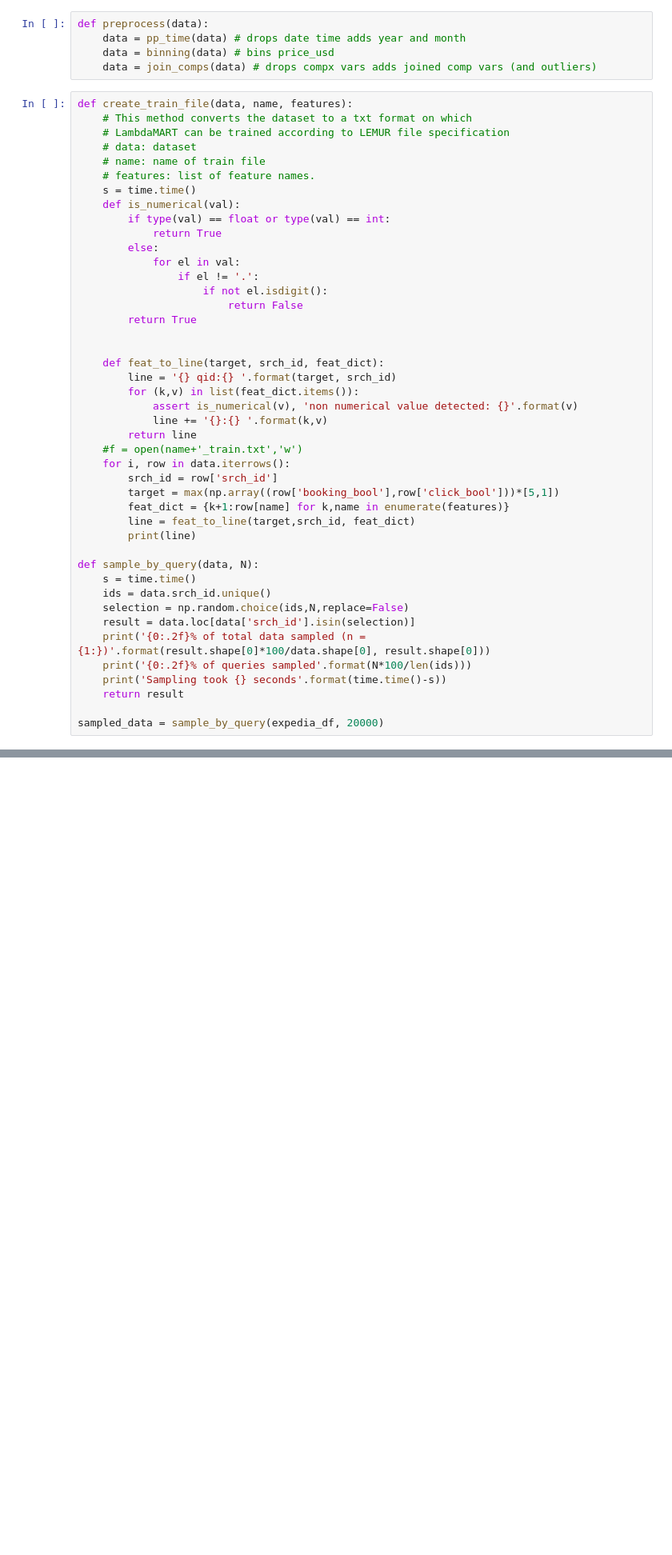
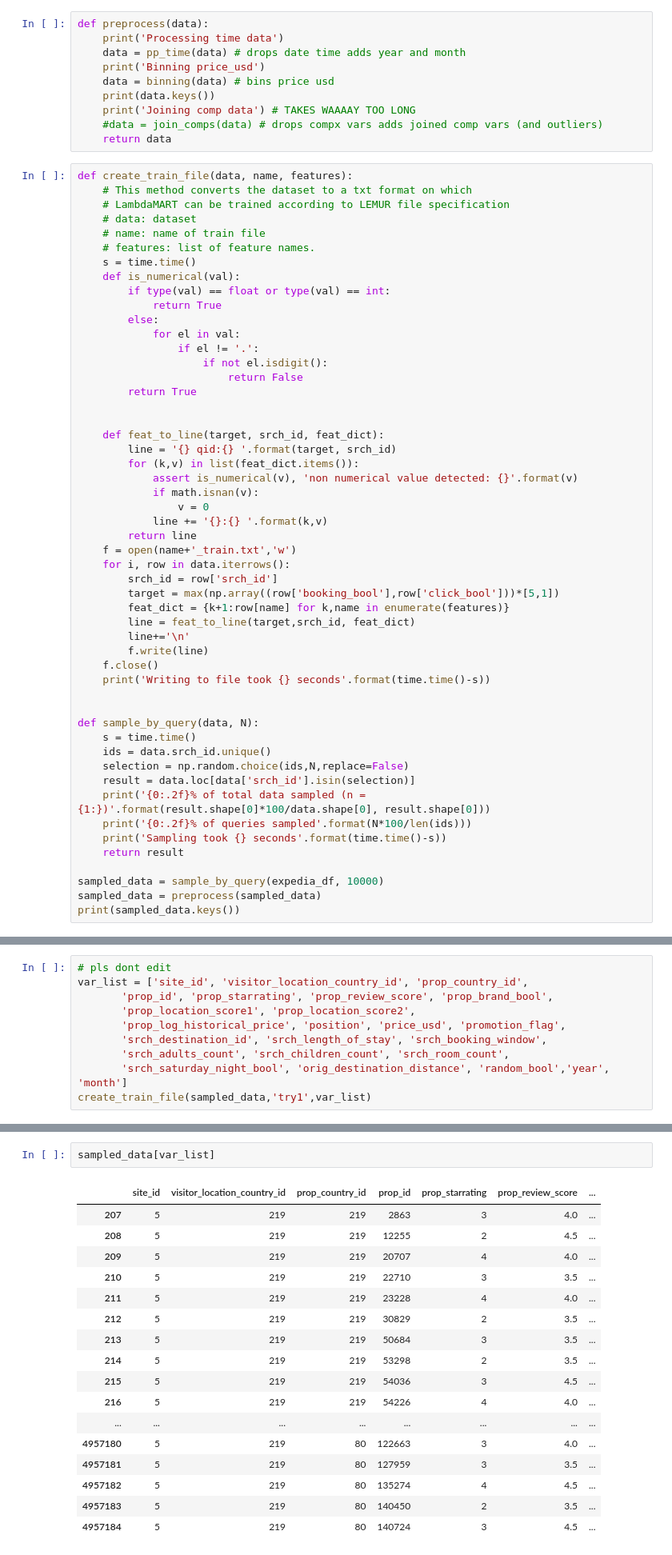
Before and after one commit to hannaheyer/Dmt, a Jupyter notebook: Prac2/DMT_Ass2_group38.ipynb, the cells around one changed output, grey strips where cells are left out. Shown: that part at 80% size. Cells and saved outputs as stored; diff of their text form; blank space fills up the shorter version.

```diff
--- a/Prac2/DMT_Ass2_group38.ipynb
+++ b/Prac2/DMT_Ass2_group38.ipynb
@@ -167,9 +148,14 @@ def normalize_mult(data, *variables):
 # Maybe: balance training set positive & negative
 # %%
 def preprocess(data):
+    print('Processing time data')
     data = pp_time(data) # drops date time adds year and month
-    data = binning(data) # bins price_usd
-    data = join_comps(data) # drops compx vars adds joined comp vars (and outliers)
+    print('Binning price_usd')
+    data = binning(data) # bins price usd
+    print(data.keys())
+    print('Joining comp data') # TAKES WAAAAY TOO LONG
+    #data = join_comps(data) # drops compx vars adds joined comp vars (and outliers)
+    return data
 # %%
 def create_train_file(data, name, features):
     # This method converts the dataset to a txt format on which
@@ -193,15 +179,21 @@ def create_train_file(data, name, features):
         line = '{} qid:{} '.format(target, srch_id)
         for (k,v) in list(feat_dict.items()):
             assert is_numerical(v), 'non numerical value detected: {}'.format(v)
+            if math.isnan(v):
+                v = 0
             line += '{}:{} '.format(k,v)
         return line
-    #f = open(name+'_train.txt','w')
+    f = open(name+'_train.txt','w')
     for i, row in data.iterrows():
         srch_id = row['srch_id']
         target = max(np.array((row['booking_bool'],row['click_bool']))*[5,1])
         feat_dict = {k+1:row[name] for k,name in enumerate(features)}
         line = feat_to_line(target,srch_id, feat_dict)
-        print(line)
+        line+='\n'
+        f.write(line)
+    f.close()
+    print('Writing to file took {} seconds'.format(time.time()-s))
+
 
 def sample_by_query(data, N):
     s = time.time()
@@ -213,5 +205,7 @@ def sample_by_query(data, N):
     print('Sampling took {} seconds'.format(time.time()-s))
     return result
 
-sampled_data = sample_by_query(expedia_df, 20000)
+sampled_data = sample_by_query(expedia_df, 10000)
+sampled_data = preprocess(sampled_data)
+print(sampled_data.keys())
 # %% [output]
@@ -220,0 +241,10 @@ Sampling took 0.48395419120788574 seconds
+# %%
+# pls dont edit
+var_list = ['site_id', 'visitor_location_country_id', 'prop_country_id',
+       'prop_id', 'prop_starrating', 'prop_review_score', 'prop_brand_bool',
+       'prop_location_score1', 'prop_location_score2',
+       'prop_log_historical_price', 'position', 'price_usd', 'promotion_flag',
+       'srch_destination_id', 'srch_length_of_stay', 'srch_booking_window',
+       'srch_adults_count', 'srch_children_count', 'srch_room_count',
+       'srch_saturday_night_bool', 'orig_destination_distance', 'random_bool','year', 'month']
+create_train_file(sampled_data,'try1',var_list)
@@ -220,0 +253,20 @@ Sampling took 0.48395419120788574 seconds
+# %%
+sampled_data[var_list]
+# %% [output]
+|  | site_id | visitor_location_country_id | prop_country_id | prop_id | prop_starrating | prop_review_score | ... |
+| 207 | 5 | 219 | 219 | 2863 | 3 | 4.0 | ... |
+| 208 | 5 | 219 | 219 | 12255 | 2 | 4.5 | ... |
+| 209 | 5 | 219 | 219 | 20707 | 4 | 4.0 | ... |
+| 210 | 5 | 219 | 219 | 22710 | 3 | 3.5 | ... |
+| 211 | 5 | 219 | 219 | 23228 | 4 | 4.0 | ... |
+| 212 | 5 | 219 | 219 | 30829 | 2 | 3.5 | ... |
+| 213 | 5 | 219 | 219 | 50684 | 3 | 3.5 | ... |
+| 214 | 5 | 219 | 219 | 53298 | 2 | 3.5 | ... |
+| 215 | 5 | 219 | 219 | 54036 | 3 | 4.5 | ... |
+| 216 | 5 | 219 | 219 | 54226 | 4 | 4.0 | ... |
+| ... | ... | ... | ... | ... | ... | ... | ... |
+| 4957180 | 5 | 219 | 80 | 122663 | 3 | 4.0 | ... |
+| 4957181 | 5 | 219 | 80 | 127959 | 3 | 3.5 | ... |
+| 4957182 | 5 | 219 | 80 | 135274 | 4 | 4.5 | ... |
+| 4957183 | 5 | 219 | 80 | 140450 | 2 | 3.5 | ... |
+| 4957184 | 5 | 219 | 80 | 140724 | 3 | 4.5 | ... |
```
Also changed, not shown: parts of 6 cells of this notebook, 1 other file.
